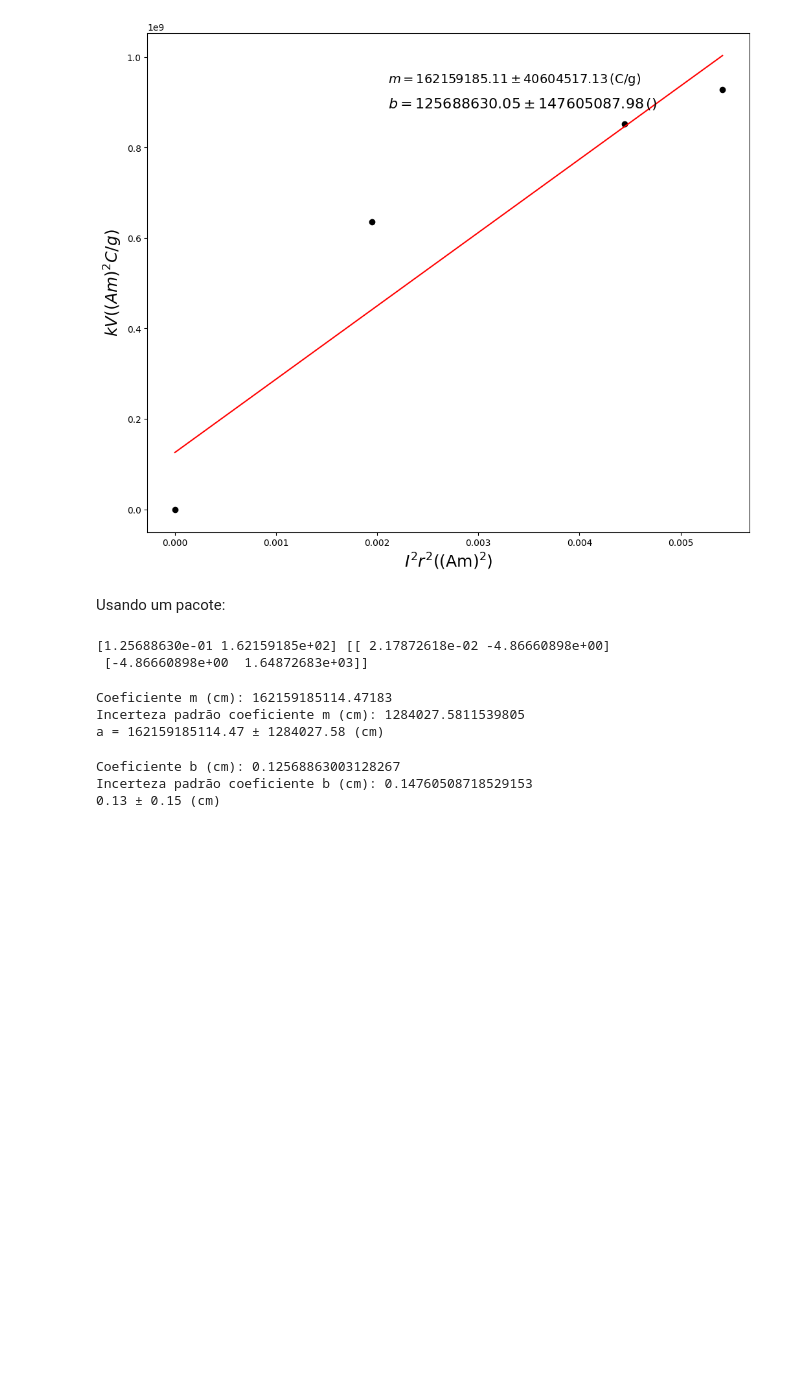
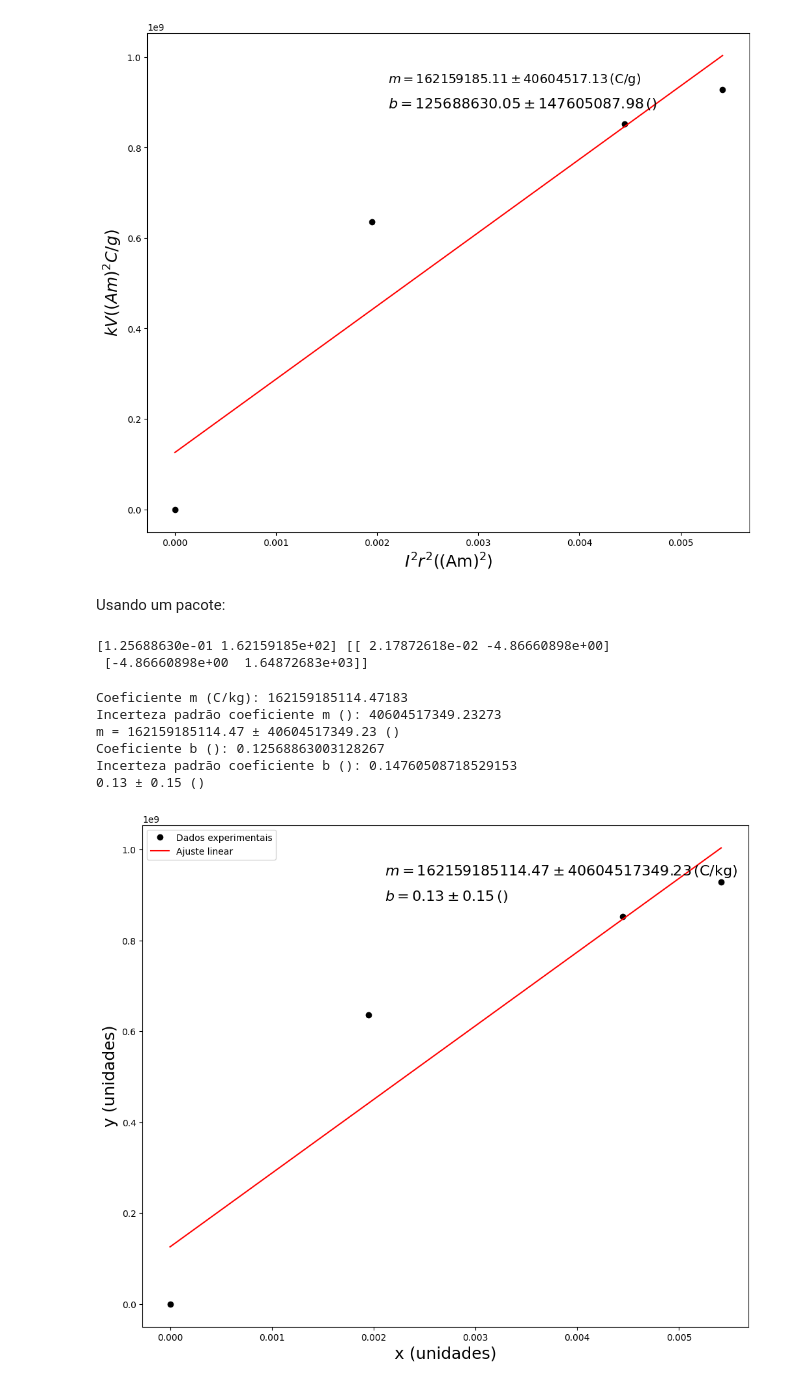
Before and after one commit to elizamelo/LabFis04, a Jupyter notebook: CargaMassa_2024_1_GrupoX.ipynb, the cells around one changed output. Saved outputs shown, nothing was run; the diff lists cells and outputs as text; code cells hidden in the pictures; blank space fills up the shorter version.

```diff
--- a/CargaMassa_2024_1_GrupoX.ipynb
+++ b/CargaMassa_2024_1_GrupoX.ipynb
@@ -160,7 +160,13 @@ Text(0.4, 0.85, '$b = 125688630.05 \\pm 147605087.98\\,\\left(\\rm{}\\right)$')
 # %% [markdown]
 Usando um pacote:
 # %%
+import numpy as np
+import matplotlib.pyplot as plt
 from scipy.optimize import curve_fit
+
+# Dados fornecidos
+x = np.array([0,0.0019487810250000002, 0.0044448889, 0.005413280625])
+y = np.array([0,6.3632e+08, 8.5280e+08, 9.2824e+08])
 
 def pol1(x, p0, p1):
    return p0 + p1*x
@@ -170,20 +176,53 @@ print ( popt_lin, pcov_lin )
 # %% [output]
 [1.25688630e-01 1.62159185e+02] [[ 2.17872618e-02 -4.86660898e+00]
  [-4.86660898e+00  1.64872683e+03]]
+# %%
+# Coeficientes e incertezas
+m = popt_lin[1] * 1e9
+m_err = np.sqrt(pcov_lin[1, 1]) * 1e9
+b = popt_lin[0]
+b_err = np.sqrt(pcov_lin[0, 0])
+
+print(f"Coeficiente m (C/kg): {m}")
+print(f"Incerteza padrão coeficiente m (): {m_err}")
+print(f"m = {m:.2f} ± {m_err:.2f} ()")
+
+print(f"Coeficiente b (): {b}")
+print(f"Incerteza padrão coeficiente b (): {b_err}")
+print(f"{b:.2f} ± {b_err:.2f} ()")
+# %% [output]
+Coeficiente m (C/kg): 162159185114.47183
+Incerteza padrão coeficiente m (): 40604517349.23273
+m = 162159185114.47 ± 40604517349.23 ()
+Coeficiente b (): 0.12568863003128267
+Incerteza padrão coeficiente b (): 0.14760508718529153
+0.13 ± 0.15 ()
+# %%
+# Gráfico
+fig = plt.figure(figsize=(12, 10))
+
+plt.plot(x, y, 'ko', label='Dados experimentais')
+plt.plot(x, (popt_lin[0] + popt_lin[1] * x) * 1e9, '-r', label='Ajuste linear')
+plt.xlabel("x (unidades)", fontsize=18)
+plt.ylabel("y (unidades)", fontsize=18)
+
+plt.text(0.4, 0.9,
+         r"$m = {:.2f} \pm {:.2f}\,(\rm{{C/kg}})$".format(m, m_err),
+         fontsize=16, transform=plt.gca().transAxes)
+plt.text(0.4, 0.85,
+         r"$b = {:.2f} \pm {:.2f}\,(\rm{{}})$".format(b, b_err),
+         fontsize=16, transform=plt.gca().transAxes)
+
+plt.legend()
+plt.show()
+# %% [output]
+[figure, added]
 # %%
-print ( "Coeficiente m (cm): {}".format( popt_lin[ 1 ]*1e9 ) )
-print ( "Incerteza padrão coeficiente m (cm): {}".format( np.sqrt( pcov_lin[ 1, 1 ]*1e9 ) ) )
-print ( "a = {:.2f} ± {:.2f} (cm)".format( np.round( popt_lin[ 1 ]*1e9, 2 ), np.round( np.sqrt( pcov_lin[ 1, 1 ]*1e9 ), 2 ) ) )
+#print ( "Coeficiente m (cm): {}".format( popt_lin[ 1 ]*1e9 ) )
+#print ( "Incerteza padrão coeficiente m (cm): {}".format( np.sqrt( pcov_lin[ 1, 1 ]*1e9 ) ) )
+#print ( "a = {:.2f} ± {:.2f} (cm)".format( np.round( popt_lin[ 1 ]*1e9, 2 ), np.round( np.sqrt( pcov_lin[ 1, 1 ]*1e9 ), 2 ) ) )
-# %% [output]
-Coeficiente m (cm): 162159185114.47183
-Incerteza padrão coeficiente m (cm): 1284027.5811539805
-a = 162159185114.47 ± 1284027.58 (cm)
 # %%
-print ( "Coeficiente b (cm): {}".format( popt_lin[ 0 ] ) )
-print ( "Incerteza padrão coeficiente b (cm): {}".format( np.sqrt( pcov_lin[ 0, 0 ] ) ) )
-print ( "{} ± {} (cm)".format( np.round( popt_lin[ 0 ], 2 ), np.round( np.sqrt( pcov_lin[ 0, 0 ] ), 2 ) ) )
+#print ( "Coeficiente b (cm): {}".format( popt_lin[ 0 ] ) )
+#print ( "Incerteza padrão coeficiente b (cm): {}".format( np.sqrt( pcov_lin[ 0, 0 ] ) ) )
+#print ( "{} ± {} (cm)".format( np.round( popt_lin[ 0 ], 2 ), np.round( np.sqrt( pcov_lin[ 0, 0 ] ), 2 ) ) )
-# %% [output]
-Coeficiente b (cm): 0.12568863003128267
-Incerteza padrão coeficiente b (cm): 0.14760508718529153
-0.13 ± 0.15 (cm)
 # %%
```
Also changed, not shown: parts of 1 cell of this notebook.
